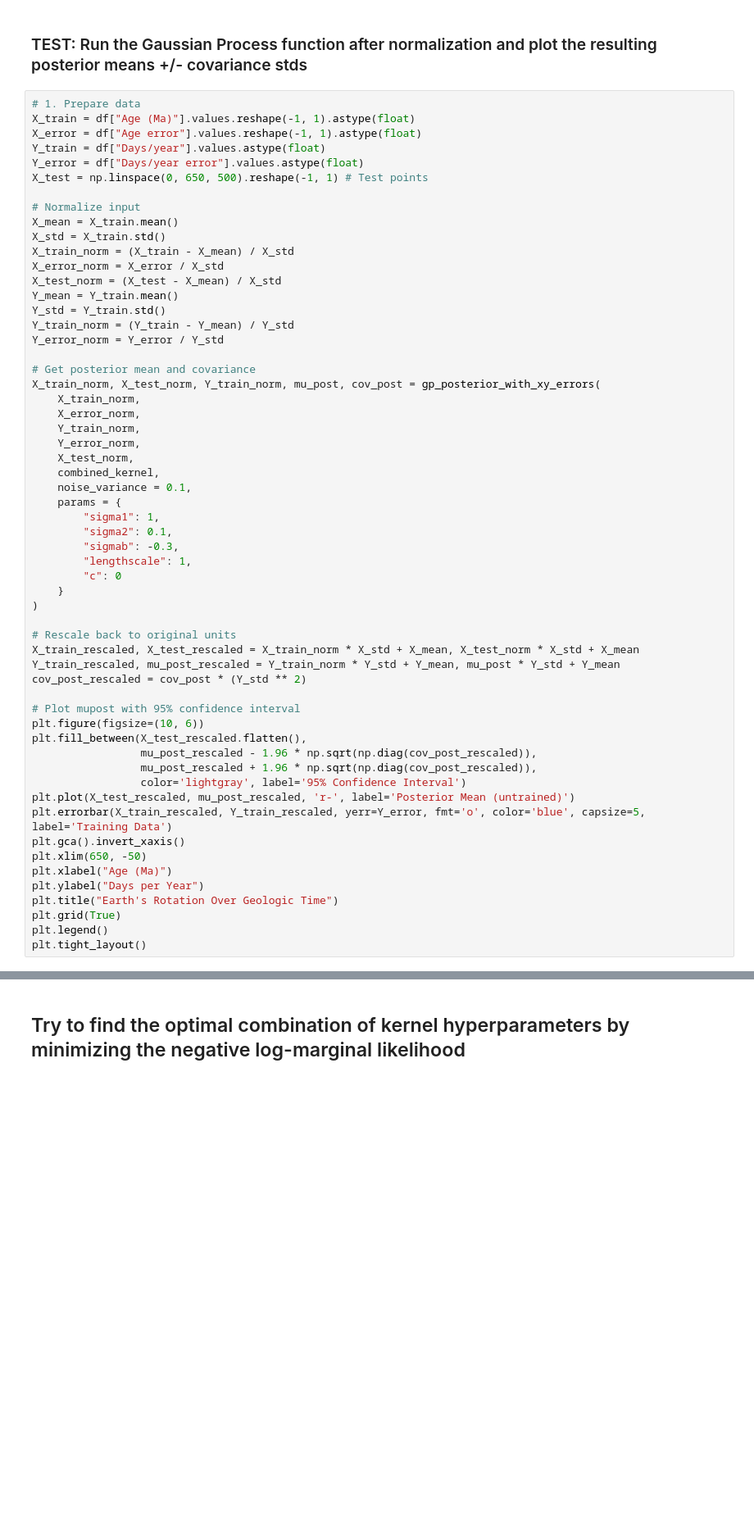
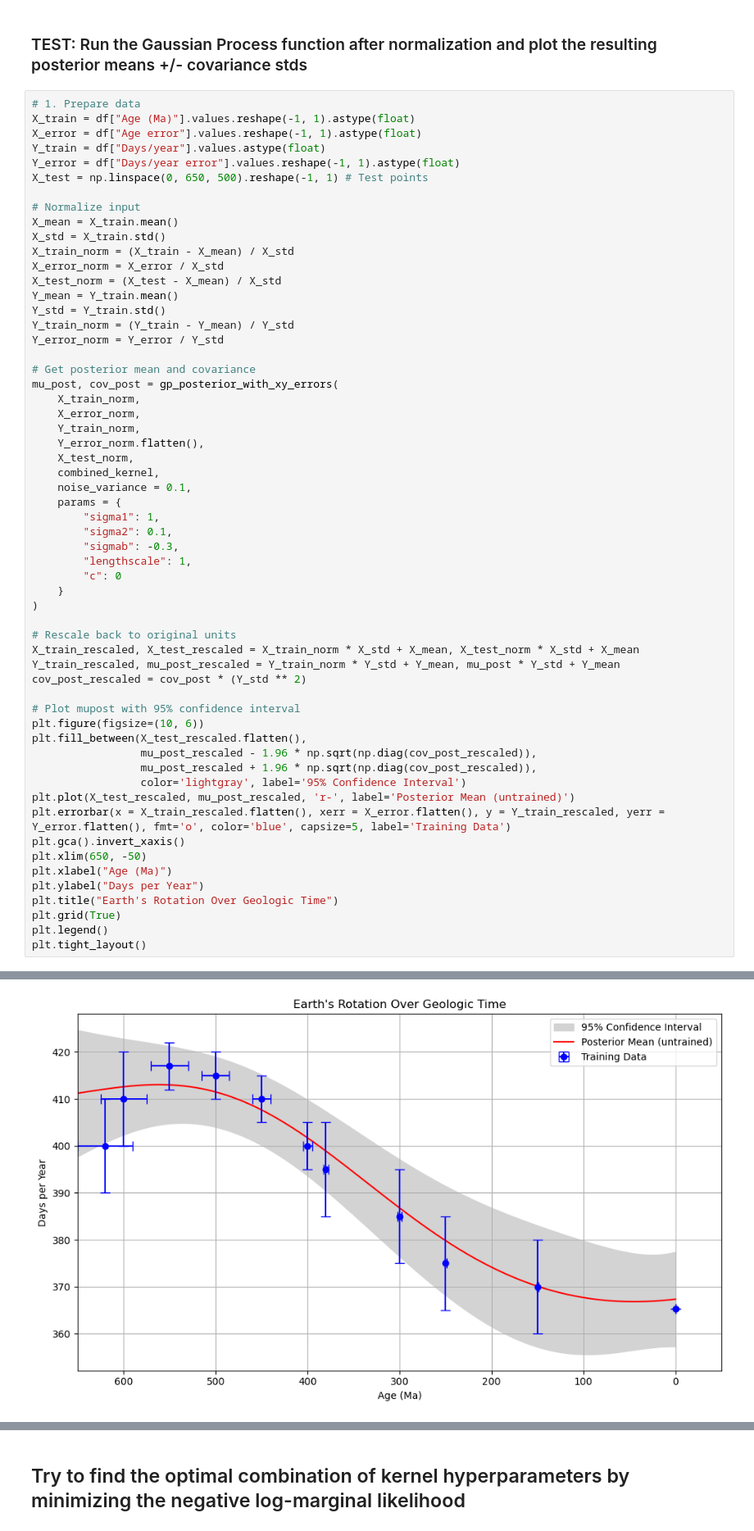
Before and after one commit to nielsjdewinter/Earth_Moon_Gaussian_process, a Jupyter notebook: EMGaussian_RBF_linear_errors.ipynb, the cells around one changed output, grey strips where cells are left out. Shown at 82% size. Drawn from its saved outputs; the diff is of its cells as text; blank space fills up the shorter version.

```diff
--- a/EMGaussian_RBF_linear_errors.ipynb
+++ b/EMGaussian_RBF_linear_errors.ipynb
@@ -176,7 +196,7 @@ def gp_posterior_with_xy_errors(x_train, x_err, y_train, y_err, x_test, kernel,
 X_train = df["Age (Ma)"].values.reshape(-1, 1).astype(float)
 X_error = df["Age error"].values.reshape(-1, 1).astype(float)
 Y_train = df["Days/year"].values.astype(float)
-Y_error = df["Days/year error"].values.astype(float)
+Y_error = df["Days/year error"].values.reshape(-1, 1).astype(float)
 X_test = np.linspace(0, 650, 500).reshape(-1, 1) # Test points
 
 # Normalize input
@@ -191,11 +211,11 @@ Y_train_norm = (Y_train - Y_mean) / Y_std
 Y_error_norm = Y_error / Y_std
 
 # Get posterior mean and covariance
-X_train_norm, X_test_norm, Y_train_norm, mu_post, cov_post = gp_posterior_with_xy_errors(
+mu_post, cov_post = gp_posterior_with_xy_errors(
     X_train_norm,
     X_error_norm,
     Y_train_norm,
-    Y_error_norm,
+    Y_error_norm.flatten(),
     X_test_norm,
     combined_kernel,
     noise_variance = 0.1,
@@ -220,7 +240,7 @@ plt.fill_between(X_test_rescaled.flatten(),
                  mu_post_rescaled + 1.96 * np.sqrt(np.diag(cov_post_rescaled)),
                  color='lightgray', label='95% Confidence Interval')
 plt.plot(X_test_rescaled, mu_post_rescaled, 'r-', label='Posterior Mean (untrained)')
-plt.errorbar(X_train_rescaled, Y_train_rescaled, yerr=Y_error, fmt='o', color='blue', capsize=5, label='Training Data')
+plt.errorbar(x = X_train_rescaled.flatten(), xerr = X_error.flatten(), y = Y_train_rescaled, yerr = Y_error.flatten(), fmt='o', color='blue', capsize=5, label='Training Data')
 plt.gca().invert_xaxis()
 plt.xlim(650, -50)
 plt.xlabel("Age (Ma)")
@@ -234,2 +253,3 @@ TypeError: rbf_kernel() got multiple values for argument 'lengthscale'
+[figure, added]
 # %% [markdown]
 # Optimize hyperparameters of combined kernel using Log-Marginal Likelihood
```
Also changed, not shown: parts of 16 cells of this notebook, 1 other file.
